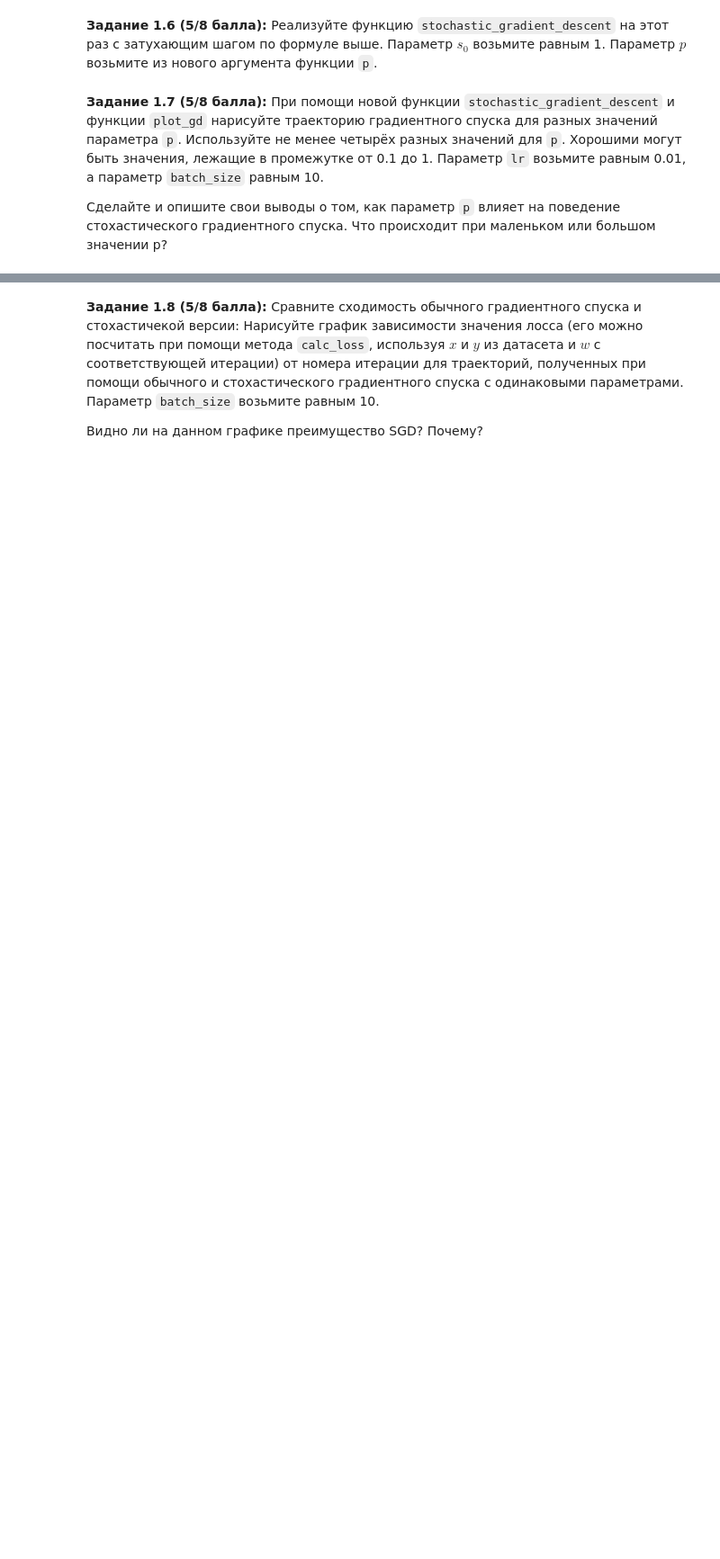
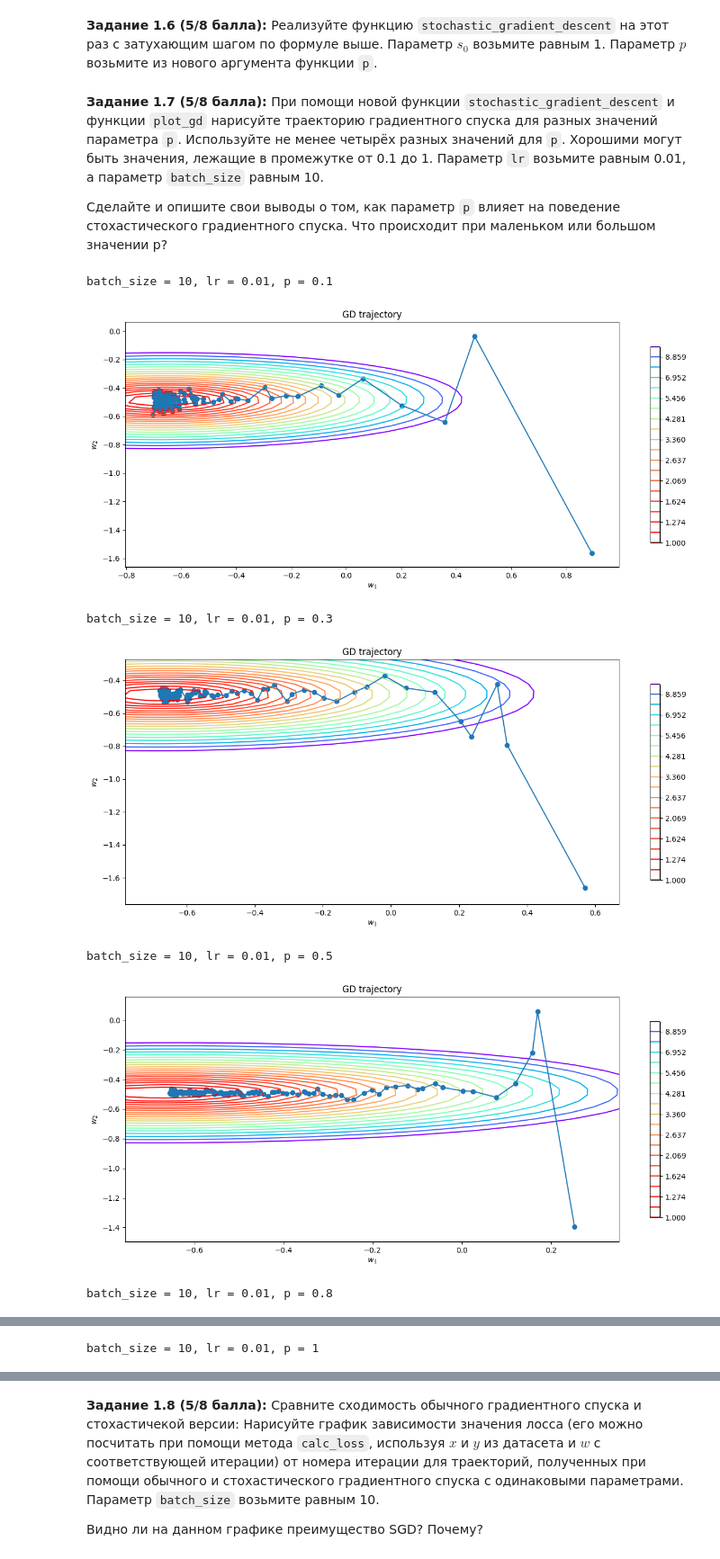
Before and after one commit to stass9966/programming-technologies, a Jupyter notebook: 2025/homeworks/hw05_gd/hw05_gd.ipynb, the cells around one changed output, grey strips where cells are left out. Shown at 90% size. Drawn from its saved outputs; the diff is of its cells as text; code cells hidden in the pictures; blank space fills up the shorter version.

```diff
--- a/2025/homeworks/hw05_gd/hw05_gd.ipynb
+++ b/2025/homeworks/hw05_gd/hw05_gd.ipynb
@@ -417,6 +417,20 @@ def stochastic_gradient_descent(
     :return: Список из n_iterations объектов np.ndarray размера (n_features,) - история весов на каждом шаге
     """
     # -- YOUR CODE HERE -- ¯\_(ツ)_/¯
+    w_list = []
+    w_current = w_init.copy()
+    t = 1
+    s0 = 1
+    for i in range(n_iterations):
+      batch_indices = np.random.choice(X.shape[0], size=batch_size, replace=False)
+      X_batch = X[batch_indices]
+      y_batch = y[batch_indices]
+      gradient = loss.calc_grad(X_batch, y_batch, w_current)
+      lr_current = lr * ((s0/(s0+t))**p)
+      w_current = w_current - lr_current * gradient
+      t += 1
+      w_list.append(w_current.copy())
+    return w_list
 # %% [markdown]
 **Задание 1.7 (5/8 балла):** При помощи новой функции `stochastic_gradient_descent` и функции `plot_gd` нарисуйте траекторию градиентного спуска для разных значений параметра `p`. Используйте не менее четырёх разных значений для `p`. Хорошими могут быть значения, лежащие в промежутке от 0.1 до 1.
 Параметр `lr` возьмите равным 0.01, а параметр `batch_size` равным 10.
@@ -426,0 +439,17 @@ def stochastic_gradient_descent(
+# %%
+# -- YOUR CODE HERE -- [✖‿✖]
+p_values = [0.1, 0.3, 0.5, 0.8, 1]
+lr = 0.01
+batch_size = 10
+for p in p_values:
+  w_list = stochastic_gradient_descent(w_init, X, y, loss, lr, batch_size, p, n_iterations=250)
+  print(f'batch_size = {batch_size}, lr = {lr}, p = {p}')
+  plot_gd(w_list, X, y, loss)
+# %% [output]
+batch_size = 10, lr = 0.01, p = 0.1
+[figure, added]
+batch_size = 10, lr = 0.01, p = 0.3
+[figure, added]
+batch_size = 10, lr = 0.01, p = 0.5
+[figure, added]
+batch_size = 10, lr = 0.01, p = 0.8
@@ -426,0 +457 @@ def stochastic_gradient_descent(
+batch_size = 10, lr = 0.01, p = 1
```
Also changed, not shown: parts of 7 cells of this notebook.
